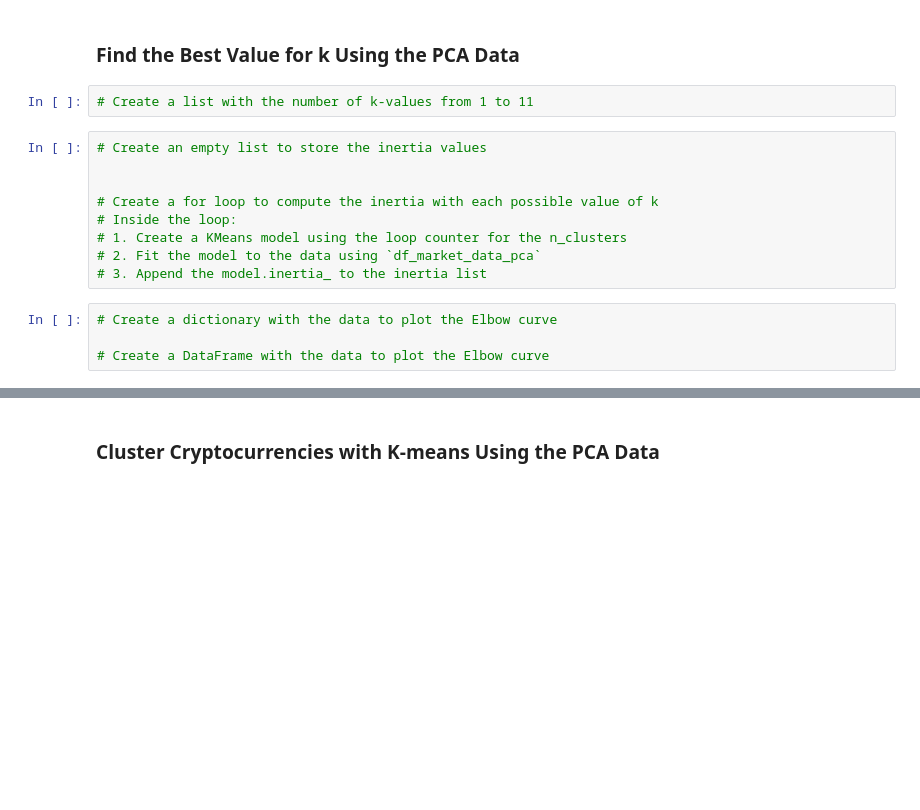
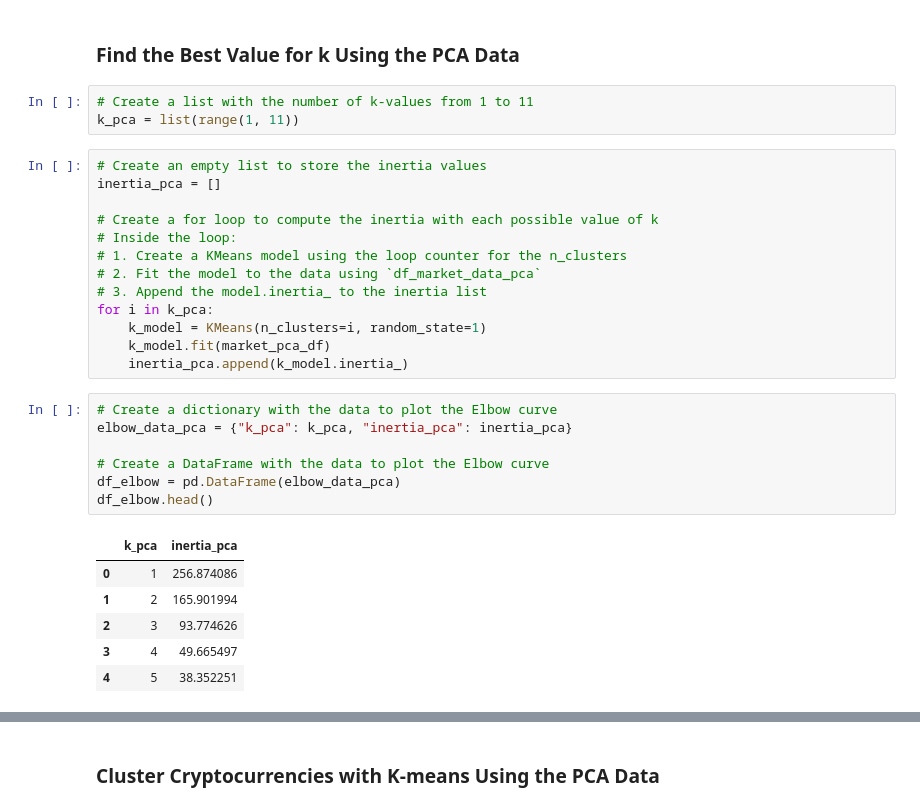
Before and after one commit to snbadeaux/CryptoClustering, a Jupyter notebook: Crypto_Clustering.ipynb, the cells around one changed output, grey strips where cells are left out. Cells and saved outputs as stored; diff of their text form; blank space fills up the shorter version.

```diff
--- a/Crypto_Clustering.ipynb
+++ b/Crypto_Clustering.ipynb
@@ -241,19 +254,34 @@ hvplot.save(plot3, "Output/KMeans_Segment_Scatter.html")
 ### Find the Best Value for k Using the PCA Data
 # %%
 # Create a list with the number of k-values from 1 to 11
+k_pca = list(range(1, 11))
 # %%
 # Create an empty list to store the inertia values
-
+inertia_pca = []
 
 # Create a for loop to compute the inertia with each possible value of k
 # Inside the loop:
 # 1. Create a KMeans model using the loop counter for the n_clusters
 # 2. Fit the model to the data using `df_market_data_pca`
 # 3. Append the model.inertia_ to the inertia list
+for i in k_pca:
+    k_model = KMeans(n_clusters=i, random_state=1)
+    k_model.fit(market_pca_df)
+    inertia_pca.append(k_model.inertia_)
 # %%
 # Create a dictionary with the data to plot the Elbow curve
+elbow_data_pca = {"k_pca": k_pca, "inertia_pca": inertia_pca}
 
 # Create a DataFrame with the data to plot the Elbow curve
+df_elbow = pd.DataFrame(elbow_data_pca)
+df_elbow.head()
+# %% [output]
+|  | k_pca | inertia_pca |
+| 0 | 1 | 256.874086 |
+| 1 | 2 | 165.901994 |
+| 2 | 3 | 93.774626 |
+| 3 | 4 | 49.665497 |
+| 4 | 5 | 38.352251 |
 # %%
 # Plot a line chart with all the inertia values computed with
 # the different values of k to visually identify the optimal value for k.
```
Also changed, not shown: parts of 23 cells of this notebook.
